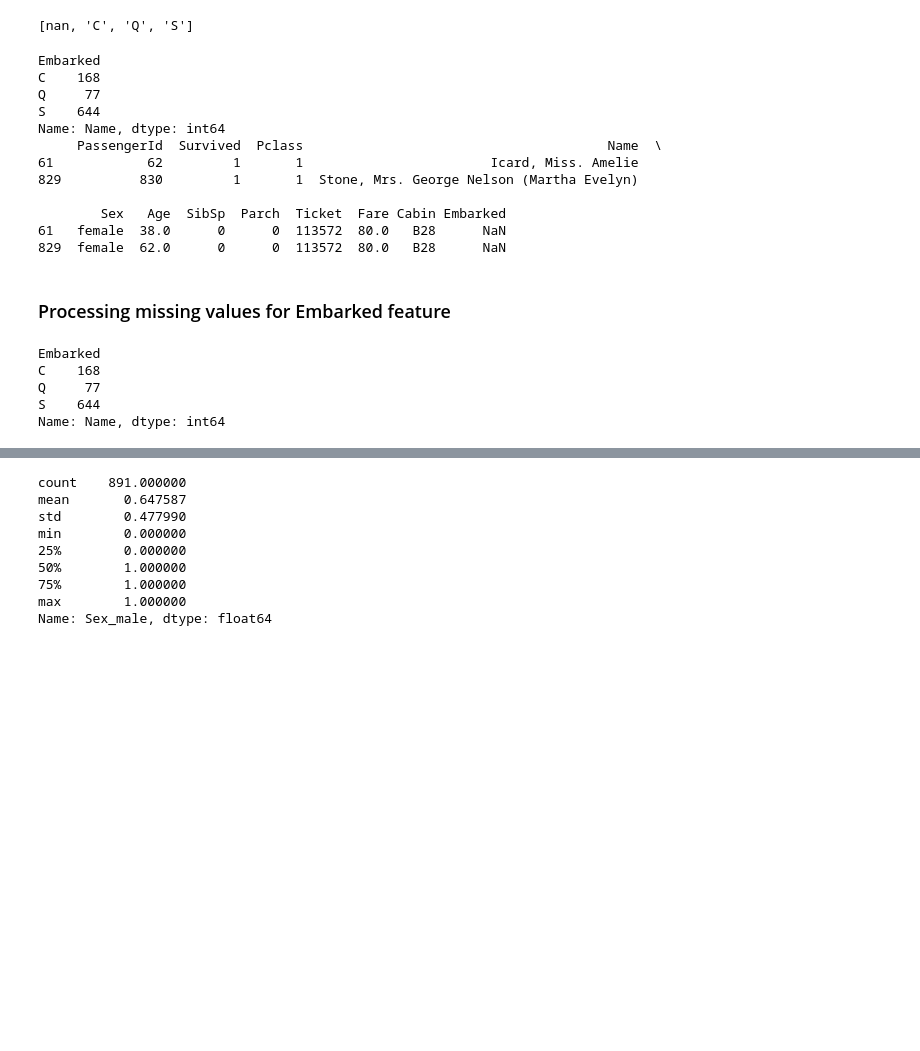
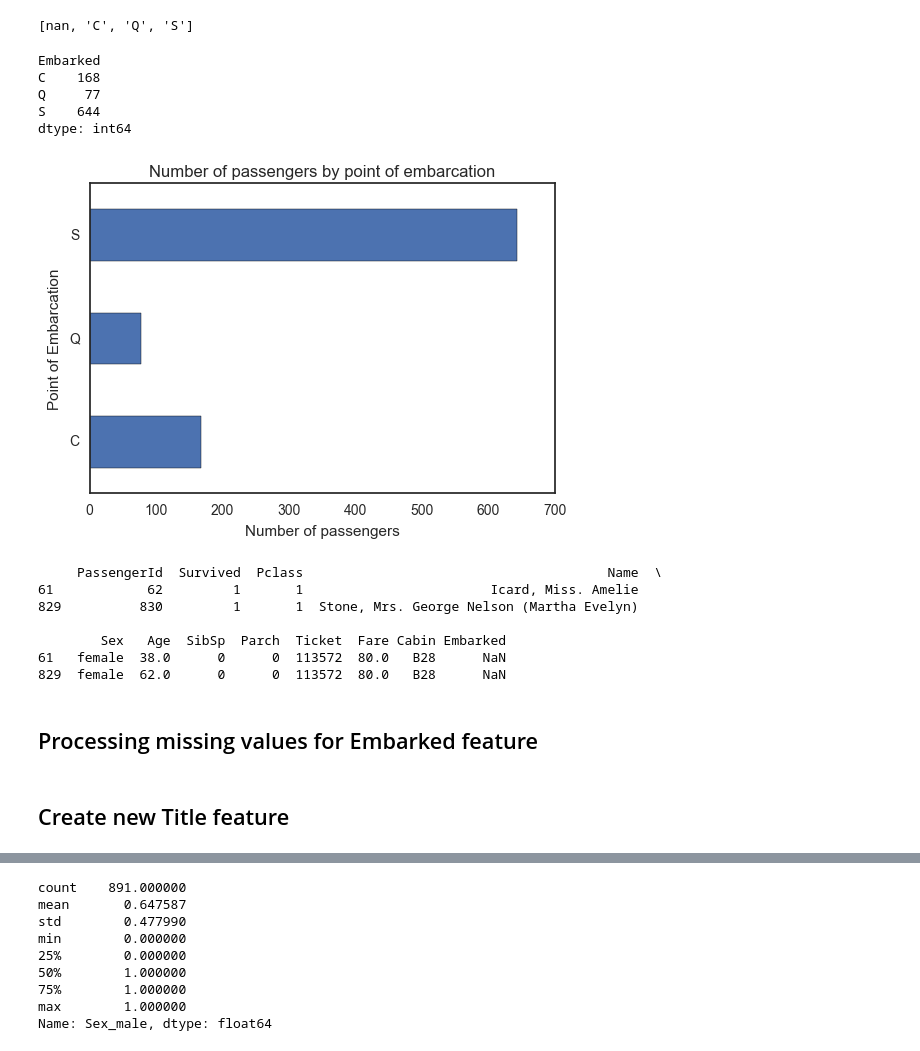
Before and after one commit to mamsdiallo/DAND, a Jupyter notebook: 2.IntroToDataAnalysis/Investigate Titanic Dataset/Titanic Dataset Notebook Coding.ipynb, the cells around one changed output, grey strips where cells are left out. Cells and saved outputs as stored; diff of their text form; code cells hidden in the pictures; blank space fills up the shorter version.

```diff
--- a/2.IntroToDataAnalysis/Investigate Titanic Dataset/Titanic Dataset Notebook Coding.ipynb
+++ b/2.IntroToDataAnalysis/Investigate Titanic Dataset/Titanic Dataset Notebook Coding.ipynb
@@ -243,20 +234,30 @@ titanic.set_index('Embarked').index.get_duplicates()
 # duplicates:  4
 duplicates are:
 [nan, 'C', 'Q', 'S']
+# %%
+# Analysis with Group by Embarked
+# where most people embarked?
+# conclusion:  at Southampton
+Embarked = ['C','Q','S']
+print titanic.groupby([titanic.Embarked]).size()
+titanic.groupby([titanic.Embarked]).size().plot(kind='barh')
+plt.ylabel('Point of Embarcation')
+plt.yticks(np.arange(3), Embarked)
+plt.xlabel('Number of passengers')
+plt.title('Number of passengers by point of embarcation')
+plt.savefig('NbPassengersByEmbarcationPt.png')
+plt.show()
+# %% [output]
+Embarked
+C    168
+Q     77
+S    644
+dtype: int64
+[figure, added]
 # %%
-# Analysis with Group by Embarked
-grouped_data = titanic.groupby('Embarked')
-# where most people embarked?
-print grouped_data.count()['Name']
-# conclusion:  at Southampton
-# which are the two empty values
+# which are the two empty values?
 print titanic[titanic.Embarked.isnull()]
 # %% [output]
-Embarked
-C    168
-Q     77
-S    644
-Name: Name, dtype: int64
      PassengerId  Survived  Pclass                                       Name  \
 61            62         1       1                        Icard, Miss. Amelie
 829          830         1       1  Stone, Mrs. George Nelson (Martha Evelyn)
@@ -265,15 +266,5 @@ Name: Name, dtype: int64
 61   female  38.0      0      0  113572  80.0   B28      NaN
 829  female  62.0      0      0  113572  80.0   B28      NaN
 # %% [markdown]
-### Processing missing values for Embarked feature
+## Processing missing values for Embarked feature
-# %%
-# where most people embarked?
-grouped_data = titanic.groupby('Embarked')
-print grouped_data.count()['Name']
-# %% [output]
-Embarked
-C    168
-Q     77
-S    644
-Name: Name, dtype: int64
 # %%
@@ -281,2 +277,4 @@ Name: Name, dtype: int64
 titanic.loc[829,'Embarked'] = 'S'
 titanic.loc[61,'Embarked'] = 'S'
+# %% [markdown]
+## Create new Title feature
```
Also changed, not shown: parts of 80 cells of this notebook, 47 other files.
